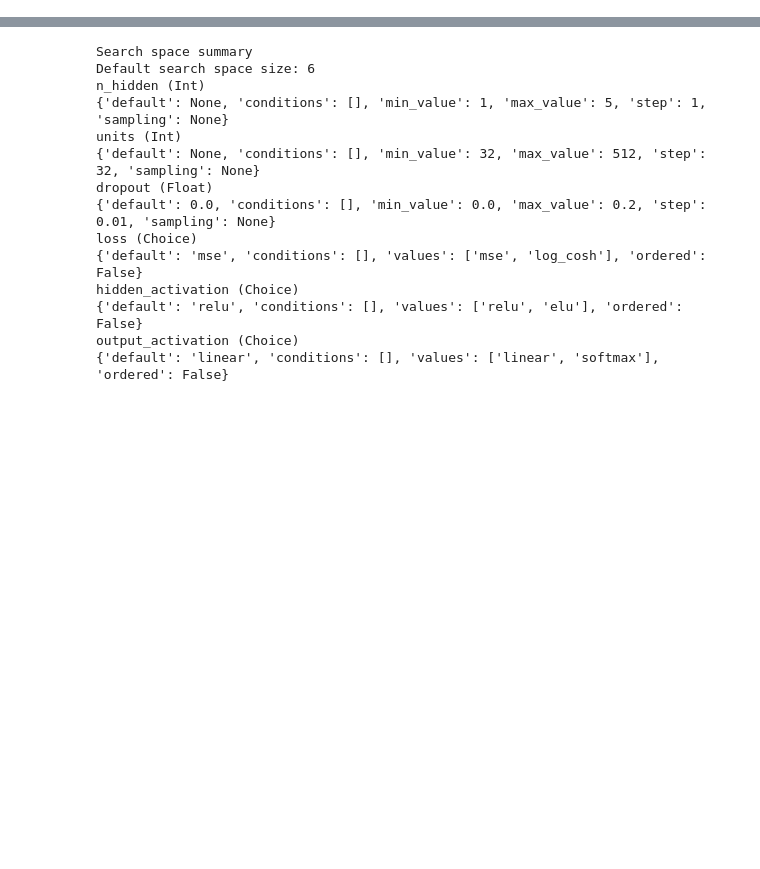
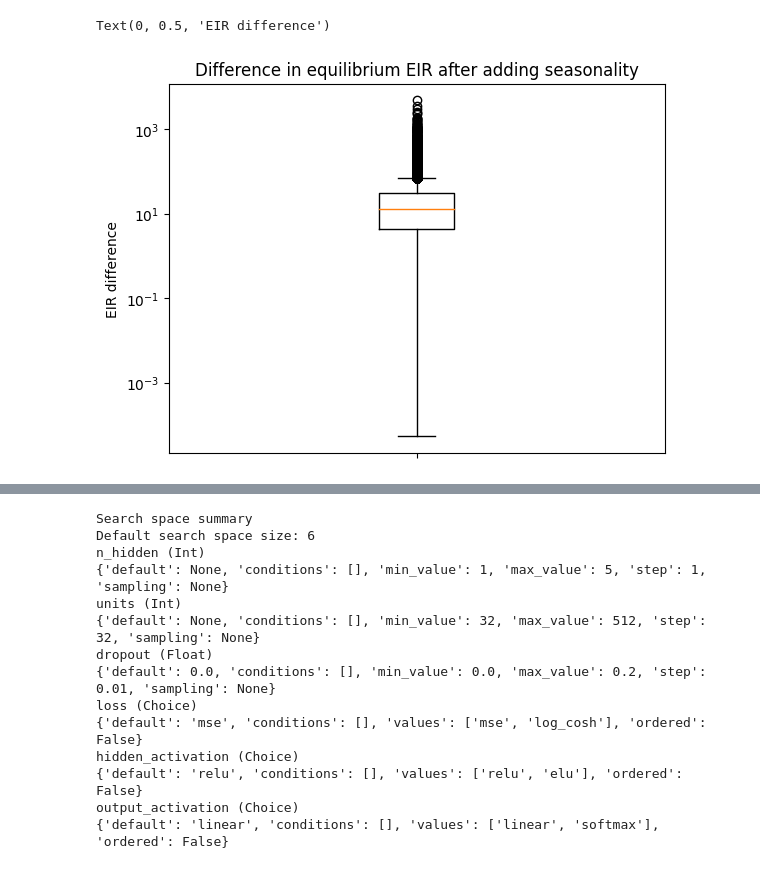
Before and after one commit to giovannic/eqio, a Jupyter notebook: DetIO.ipynb, the cells around one changed output, grey strips where cells are left out. Saved outputs shown, nothing was run; the diff lists cells and outputs as text; code cells hidden in the pictures; blank space fills up the shorter version.

```diff
--- a/DetIO.ipynb
+++ b/DetIO.ipynb
@@ -8,11 +8,16 @@ import matplotlib.pyplot as plt
 from multiprocessing import Pool
 seed = 42
 # %%
-with Pool(100) as p:
-    samples = pd.concat(p.map(pd.read_csv, [
-        f'./outputs/det_season/realisations_{i+1}_batch_{j+1}.csv'
-        for i in range(100)
-        for j in range(1000)
-    ]))
-samples = samples.reset_index()
+with Pool(50) as p:
+    samples = pd.concat(p.map(pd.read_csv, glob.glob('./outputs/det/*.csv')))
+samples = samples.reset_index(drop=True)
+# %%
+plt.boxplot(np.abs(samples.init_EIR - samples.EIR))
+plt.yscale('log')
+plt.xticks([1], [''])
+plt.title('Difference in equilibrium EIR after adding seasonality')
+plt.ylabel('EIR difference')
+# %% [output]
+Text(0, 0.5, 'EIR difference')
+[figure, added]
 # %%
```
Also changed, not shown: parts of 21 cells of this notebook, 7 other files.
